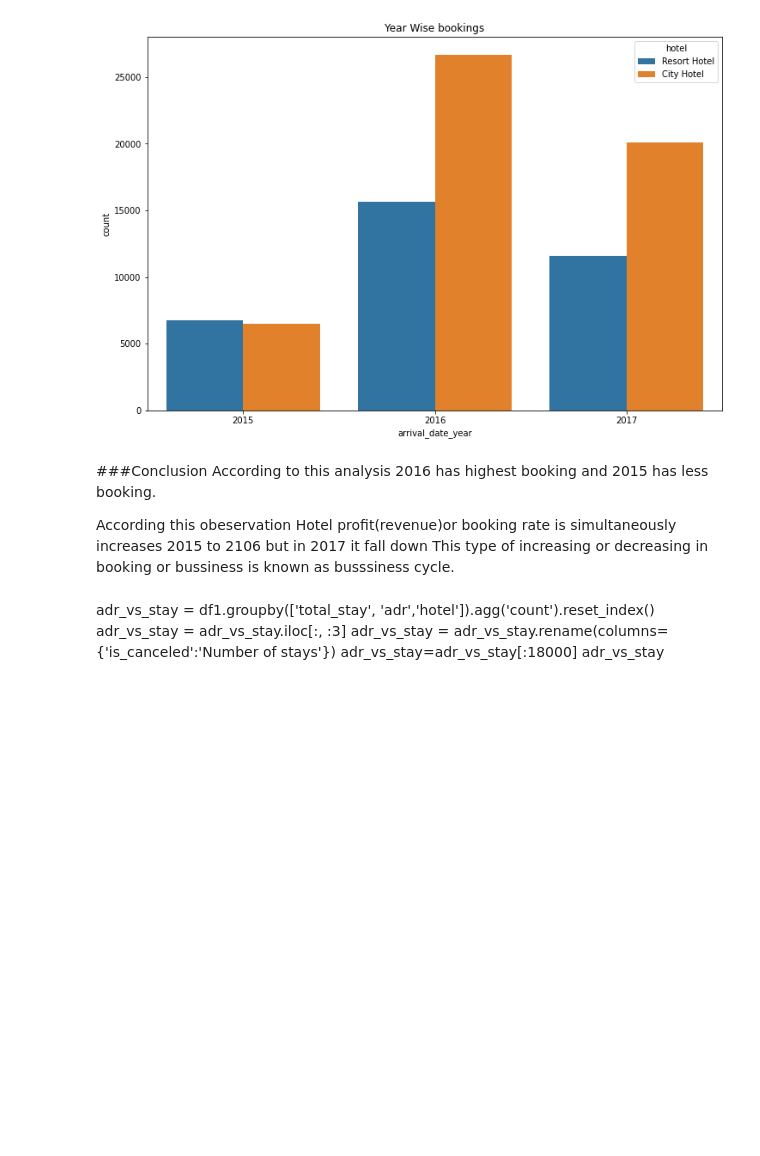
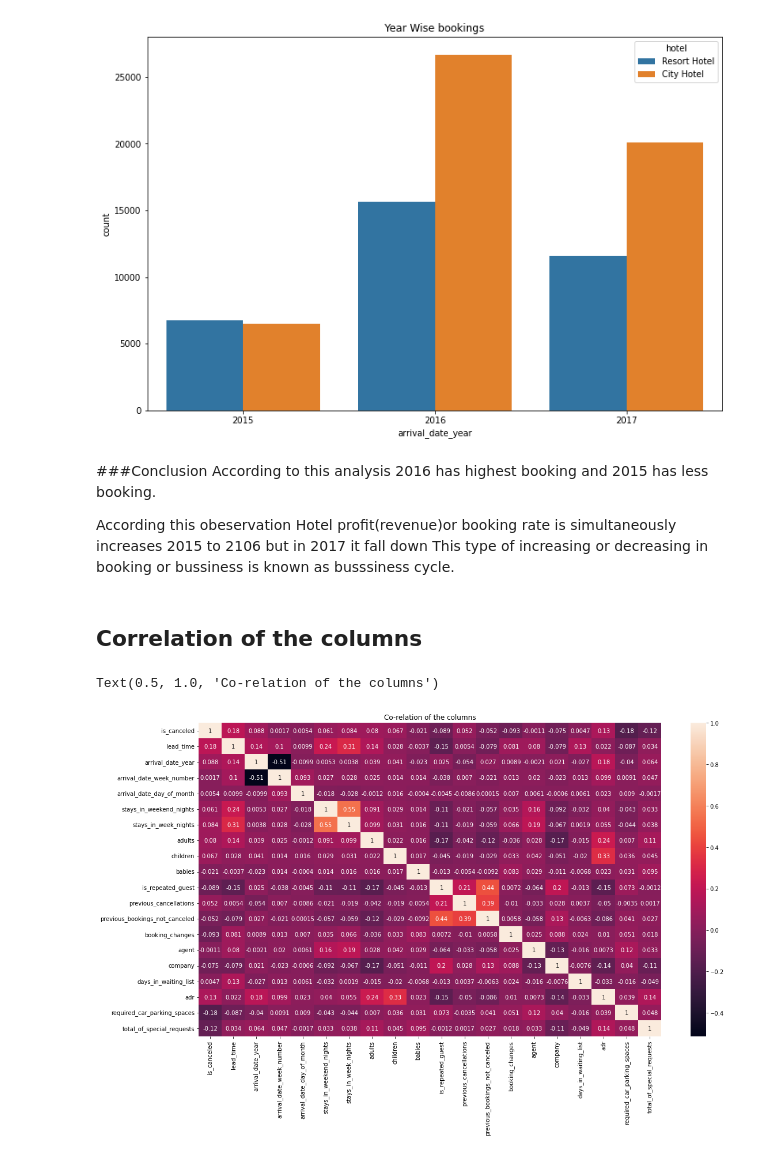
Before and after one commit to kumarsinghashu/EDA-PROJECT-1-Hotel-Booking-Analysis, a Jupyter notebook: EDA_Project1.ipynb, the cells around one changed output. Saved outputs shown, nothing was run; the diff lists cells and outputs as text; code cells hidden in the pictures; blank space fills up the shorter version.

```diff
--- a/EDA_Project1.ipynb
+++ b/EDA_Project1.ipynb
@@ -897,9 +898,12 @@ According to this analysis 2016 has highest booking and 2015 has less booking.
 
 According this obeservation Hotel profit(revenue)or booking rate is simultaneously increases 2015 to 2106 but in 2017 it fall down
 This type of increasing or decreasing in booking or bussiness is known as busssiness cycle.
-# %% [markdown]
-adr_vs_stay = df1.groupby(['total_stay', 'adr','hotel']).agg('count').reset_index()
-adr_vs_stay = adr_vs_stay.iloc[:, :3]
-adr_vs_stay = adr_vs_stay.rename(columns={'is_canceled':'Number of stays'})
-adr_vs_stay=adr_vs_stay[:18000]
-adr_vs_stay
+# %% [markdown]
+## **Correlation of the columns**
+# %%
+plt.figure(figsize=(18,10))
+sns.heatmap(Hb1.corr(),annot=True)
+plt.title('Co-relation of the columns')
+# %% [output]
+Text(0.5, 1.0, 'Co-relation of the columns')
+[figure, added]
```
Also changed, not shown: parts of 5 cells of this notebook.
